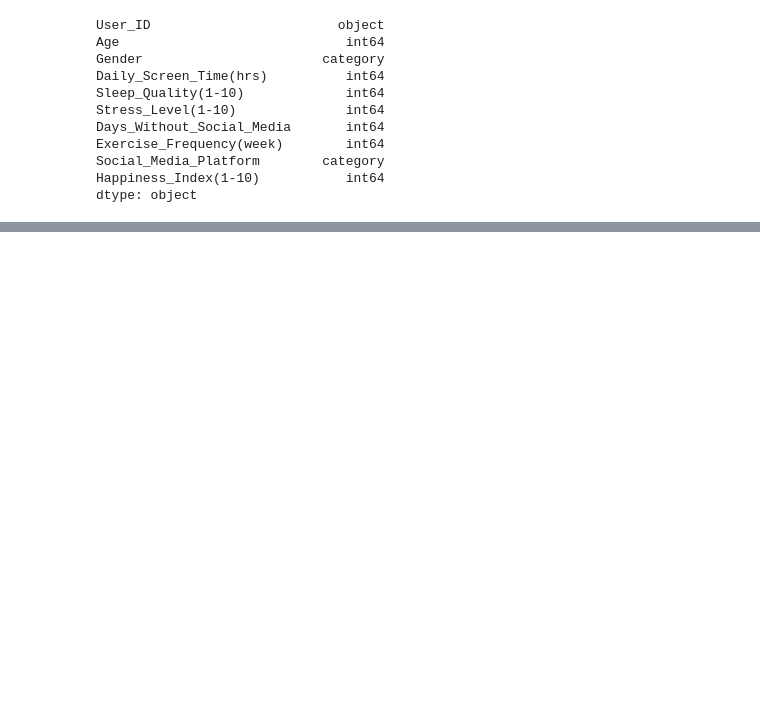
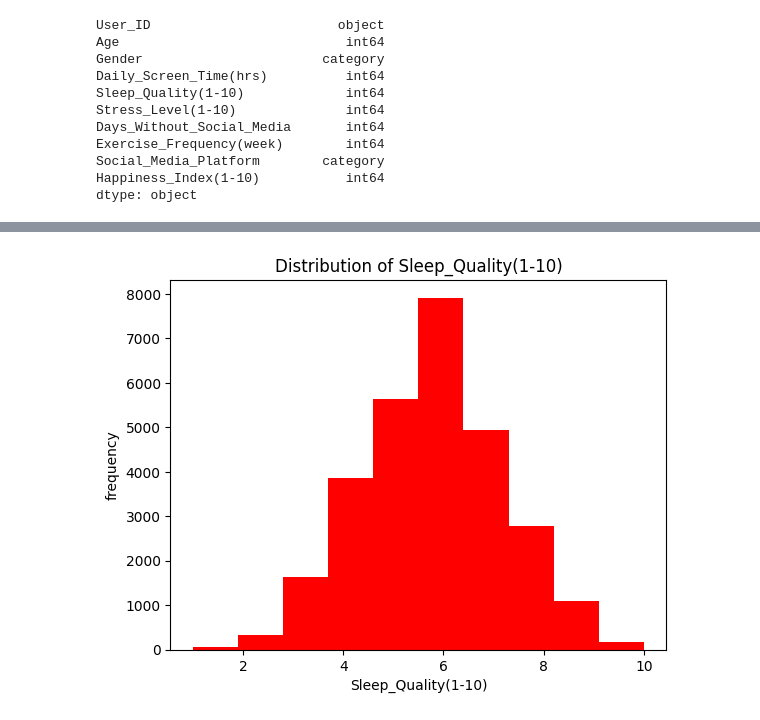
Before and after one commit to Sridhar-11/Analyzing-the-Impact-of-Social-Media-Usage-on-Mental-Health-Balance, a Jupyter notebook: clean.ipynb, the cells around one changed output, grey strips where cells are left out. Saved outputs shown, nothing was run; the diff lists cells and outputs as text; code cells hidden in the pictures; blank space fills up the shorter version.

```diff
--- a/clean.ipynb
+++ b/clean.ipynb
@@ -532,0 +664,9 @@ dtype: object
+# %%
+
+plt.hist(df["Sleep_Quality(1-10)"],color="red")
+plt.title("Distribution of Sleep_Quality(1-10)")
+plt.xlabel("Sleep_Quality(1-10)")
+plt.ylabel("frequency")
+plt.show()
+# %% [output]
+[figure, added]
```
Also changed, not shown: parts of 44 cells of this notebook, 2 other files.
